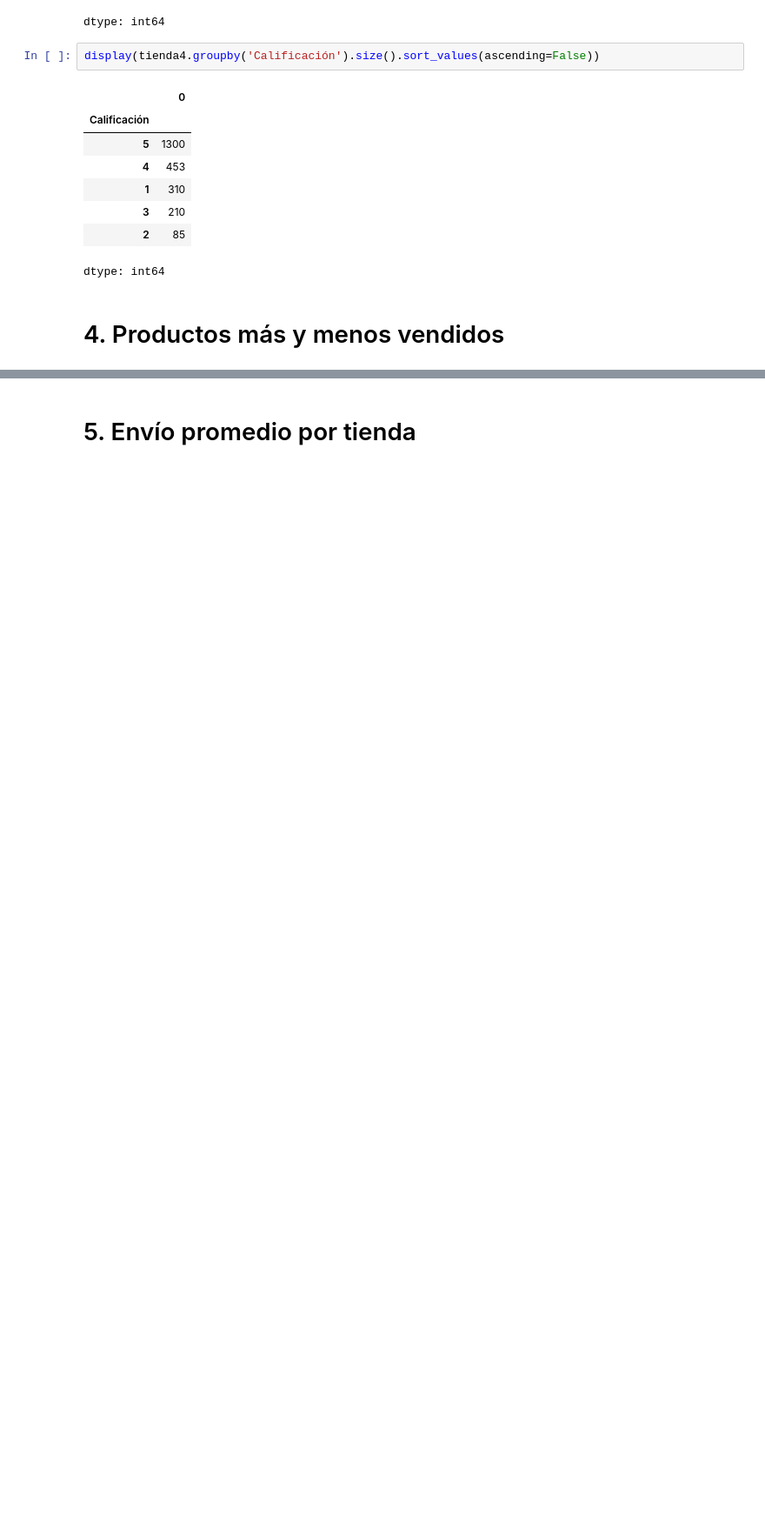
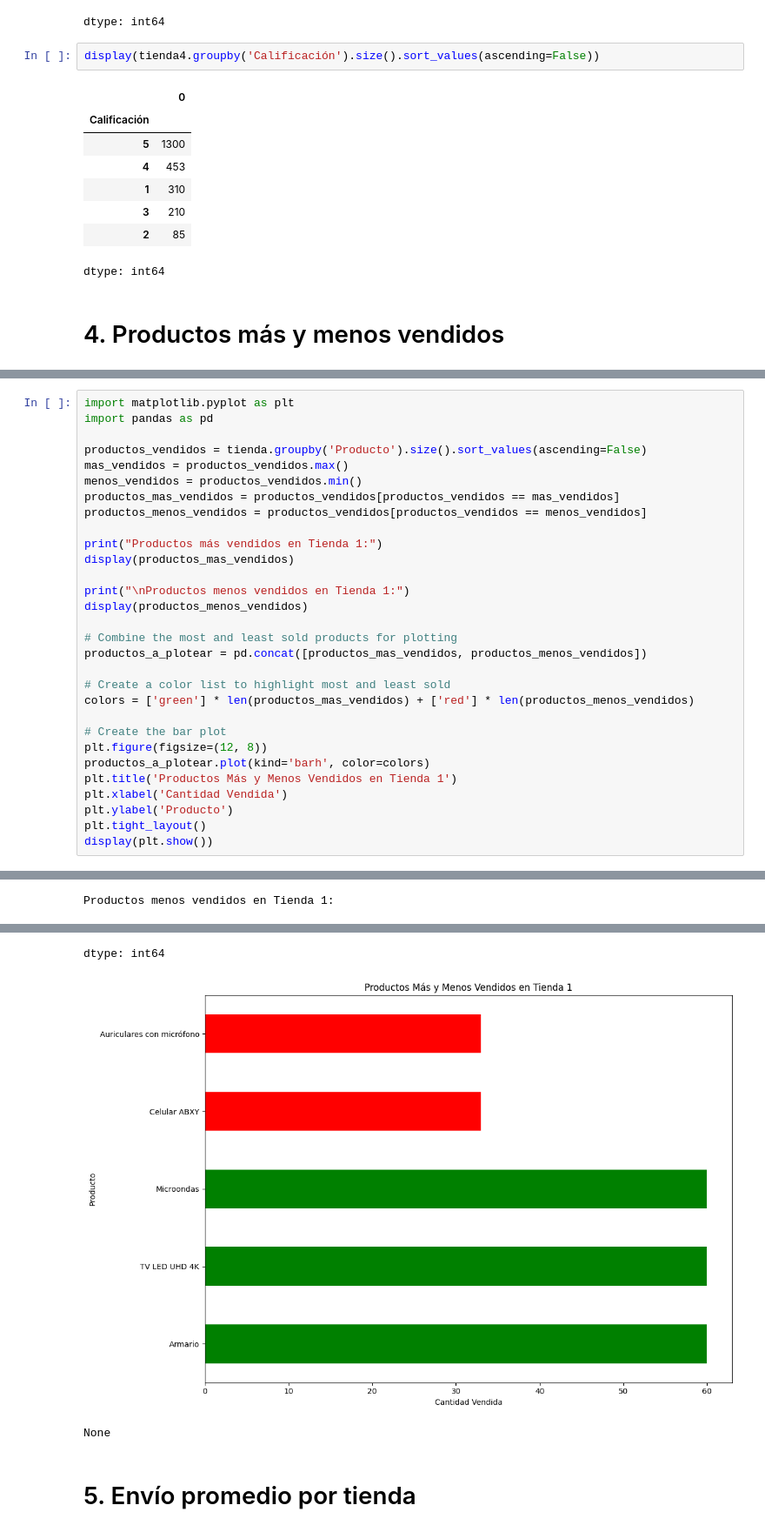
Before and after one commit to Gaby46Pe/AprendiendoGit, a Jupyter notebook: AluraStoreLatam.ipynb, the cells around one changed output, grey strips where cells are left out. Shown: that part at 87% size. Drawn from its saved outputs; the diff is of its cells as text; blank space fills up the shorter version.

```diff
--- a/AluraStoreLatam.ipynb
+++ b/AluraStoreLatam.ipynb
@@ -498,0 +521,31 @@ dtype: int64
+# %%
+import matplotlib.pyplot as plt
+import pandas as pd
+
+productos_vendidos = tienda.groupby('Producto').size().sort_values(ascending=False)
+mas_vendidos = productos_vendidos.max()
+menos_vendidos = productos_vendidos.min()
+productos_mas_vendidos = productos_vendidos[productos_vendidos == mas_vendidos]
+productos_menos_vendidos = productos_vendidos[productos_vendidos == menos_vendidos]
+
+print("Productos más vendidos en Tienda 1:")
+display(productos_mas_vendidos)
+
+print("\nProductos menos vendidos en Tienda 1:")
+display(productos_menos_vendidos)
+
+# Combine the most and least sold products for plotting
+productos_a_plotear = pd.concat([productos_mas_vendidos, productos_menos_vendidos])
+
+# Create a color list to highlight most and least sold
+colors = ['green'] * len(productos_mas_vendidos) + ['red'] * len(productos_menos_vendidos)
+
+# Create the bar plot
+plt.figure(figsize=(12, 8))
+productos_a_plotear.plot(kind='barh', color=colors)
+plt.title('Productos Más y Menos Vendidos en Tienda 1')
+plt.xlabel('Cantidad Vendida')
+plt.ylabel('Producto')
+plt.tight_layout()
+display(plt.show())
+# %% [output]
@@ -498,0 +559 @@ dtype: int64
+Productos menos vendidos en Tienda 1:
@@ -499,2 +564,5 @@ dtype: int64
+dtype: int64
+[figure, added]
+None
 # %% [markdown]
 # 5. Envío promedio por tienda
```
Also changed, not shown: parts of 2 cells of this notebook.
